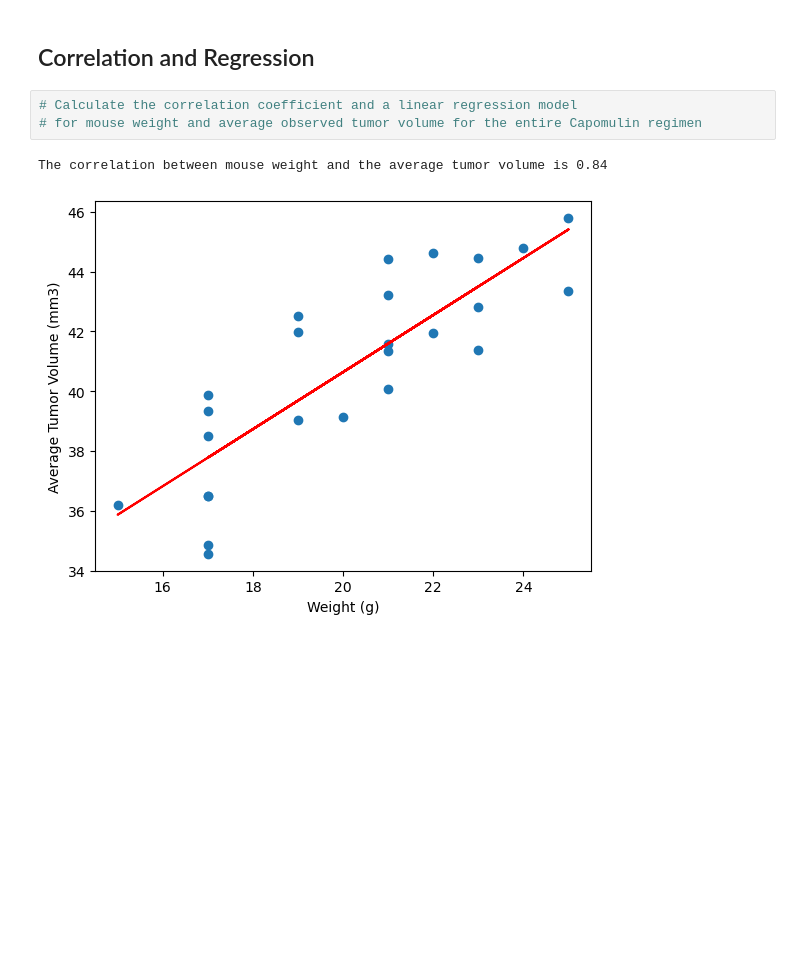
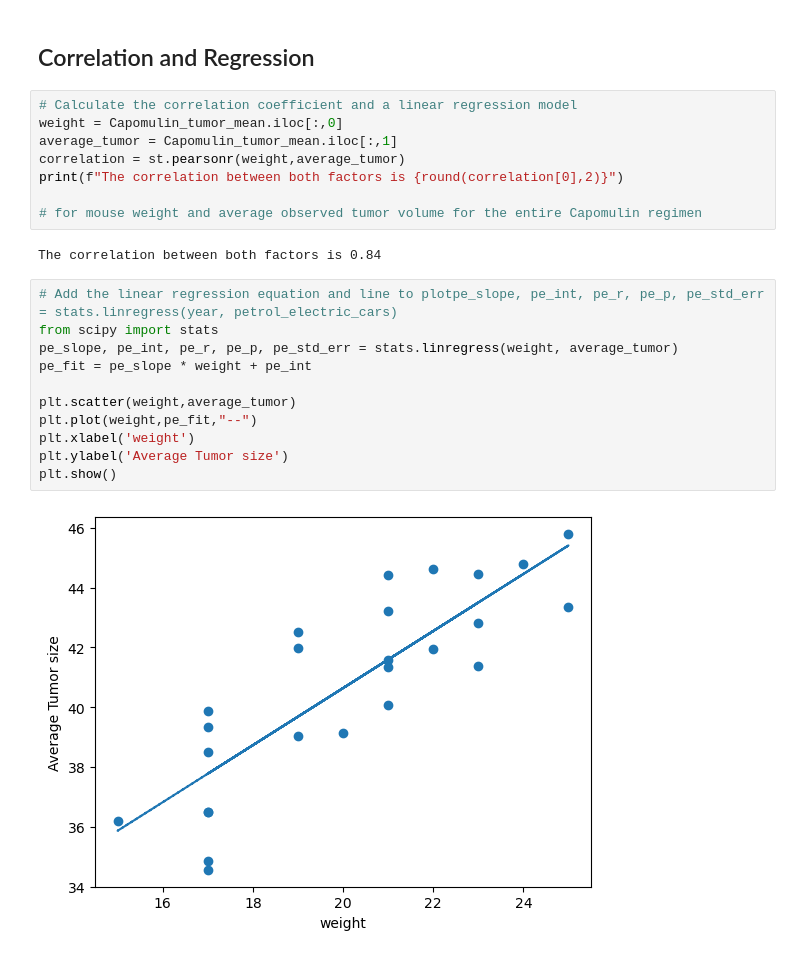
Before and after one commit to skawa0126/Pymaceuticals, a Jupyter notebook: pymaceuticals_starter.ipynb, the cells around one changed output. Drawn from its saved outputs; the diff is of its cells as text; blank space fills up the shorter version.

```diff
--- a/pymaceuticals_starter.ipynb
+++ b/pymaceuticals_starter.ipynb
@@ -463,7 +480,24 @@ plt.show()
 ## Correlation and Regression
 # %%
 # Calculate the correlation coefficient and a linear regression model
+weight = Capomulin_tumor_mean.iloc[:,0]
+average_tumor = Capomulin_tumor_mean.iloc[:,1]
+correlation = st.pearsonr(weight,average_tumor)
+print(f"The correlation between both factors is {round(correlation[0],2)}")
+
 # for mouse weight and average observed tumor volume for the entire Capomulin regimen
 # %% [output]
-The correlation between mouse weight and the average tumor volume is 0.84
+The correlation between both factors is 0.84
-[figure, removed]
+# %%
+# Add the linear regression equation and line to plotpe_slope, pe_int, pe_r, pe_p, pe_std_err = stats.linregress(year, petrol_electric_cars)
+from scipy import stats
+pe_slope, pe_int, pe_r, pe_p, pe_std_err = stats.linregress(weight, average_tumor)
+pe_fit = pe_slope * weight + pe_int
+
+plt.scatter(weight,average_tumor)
+plt.plot(weight,pe_fit,"--")
+plt.xlabel('weight')
+plt.ylabel('Average Tumor size')
+plt.show()
+# %% [output]
+[figure, added]
```
Also changed, not shown: parts of 8 cells of this notebook.
